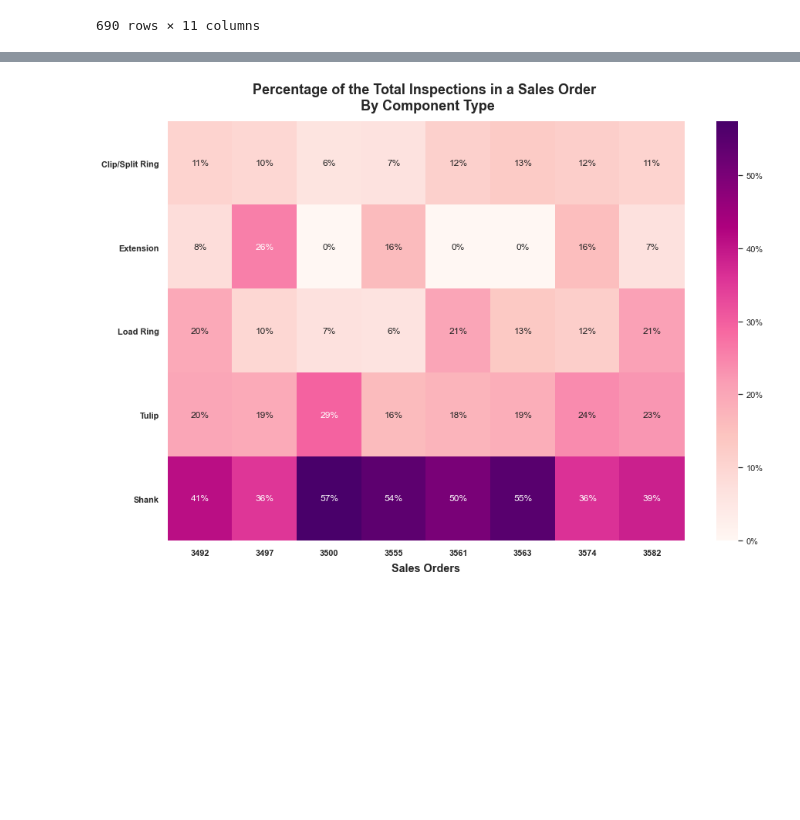
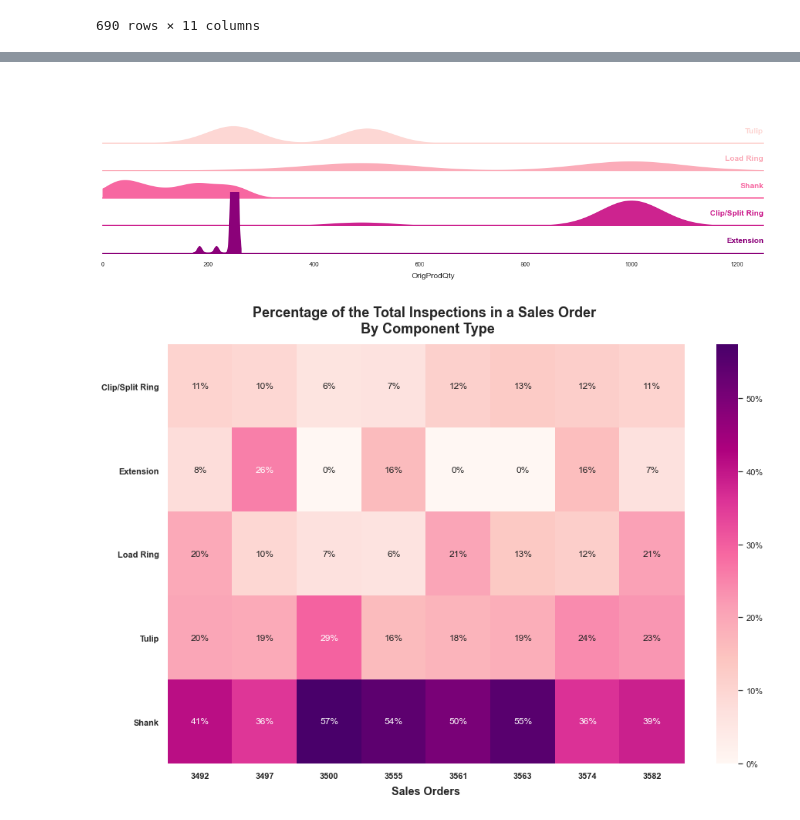
Before and after one commit to tall-geese/AQL-order-breakdown, a Jupyter notebook: notebooks/Analysis of Modular Components Impact on AQL.ipynb, the cells around one changed output, grey strips where cells are left out. Cells and saved outputs as stored; diff of their text form; code cells hidden in the pictures; blank space fills up the shorter version.

Commit message:
ridge plot is setup, nearly finished

```diff
--- a/notebooks/Analysis of Modular Components Impact on AQL.ipynb
+++ b/notebooks/Analysis of Modular Components Impact on AQL.ipynb
@@ -60,7 +60,7 @@ ax2.set_yticks([0,.1,.2,.3,.4,.5,.6,.7,.8,.9,1.0])
 ax2.set_yticklabels(['0%','10%','20%','20%','40%','50%','60%','70%','80%','90%','100%'])
 
 ax.set_xticks([60,210,380,850,2200,3220])
-ax.set_xticklabels(['>13','>151','>281','>501','>1201','>3201'])
+ax.set_xticklabels(['>=13','>=151','>=281','>=501','>=1201','>=3201'])
 ax.set_yticks([0,13,20,29,34,42,50])
 ax.set_xmargin(0)
 ax.set_ymargin(0)
@@ -110,3 +99,33 @@ g.despine(bottom=True, left=True)
+# %%
+
+orig_df = so_df[['OrigProdQty', 'PhaseID']]
+orig_df
+
+plt.rc('axes', facecolor=(0,0,0,0))
+
+def label(x, color, label):
+    ax = plt.gca()
+    ax.text(1.0, .2, label, fontweight="bold", color=color,
+            ha="right", va="center", transform=ax.transAxes)
+    # ax.set_title('')
+
+# TODO: grab colors from the darker side of our plot to cycle through
+g = sns.FacetGrid(orig_df, row='PhaseID', hue='PhaseID', palette='RdPu', height=2.5, aspect=6, xlim=(0,1250), ylim=(0,.015))
+g.map(sns.kdeplot, 'OrigProdQty', fill=True, linewidth=1.5, alpha=1.0, bw_adjust=1.0)
+g.map(plt.axhline, y=0, lw=2, clip_on=False)
+g.set_xlabels(label='')
+g.map(label, "OrigProdQty")
+g.set_titles('')
+g.set(yticks=[])
+g.fig.subplots_adjust(hspace=-.55, top=0.35)
+g.despine(bottom=True, left=True)
+for ax in g.axes.flat:
+    ax.grid(b=False)
+    ax.margins(x=0)
+# print(g.axes.flat[-1].get_title())
+# g.axes.flat[-1].set_ylim(0,0.08)
+# %% [output]
+[figure, added]
 # %%
 sns.set()
 
```
Also changed, not shown: parts of 1 cell of this notebook.
